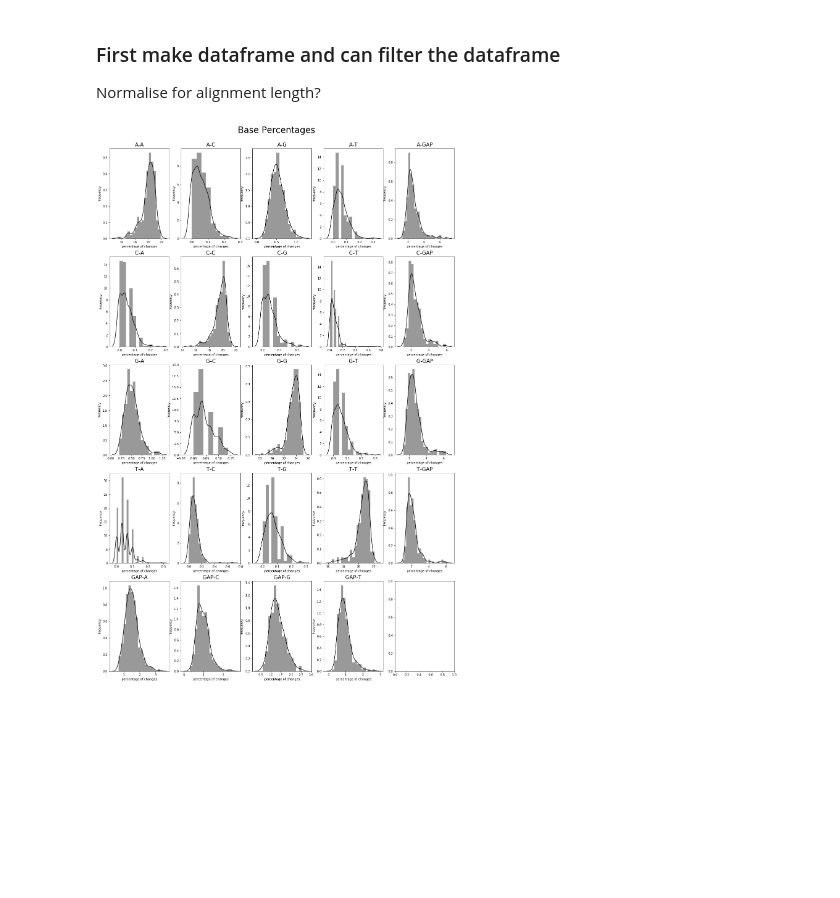
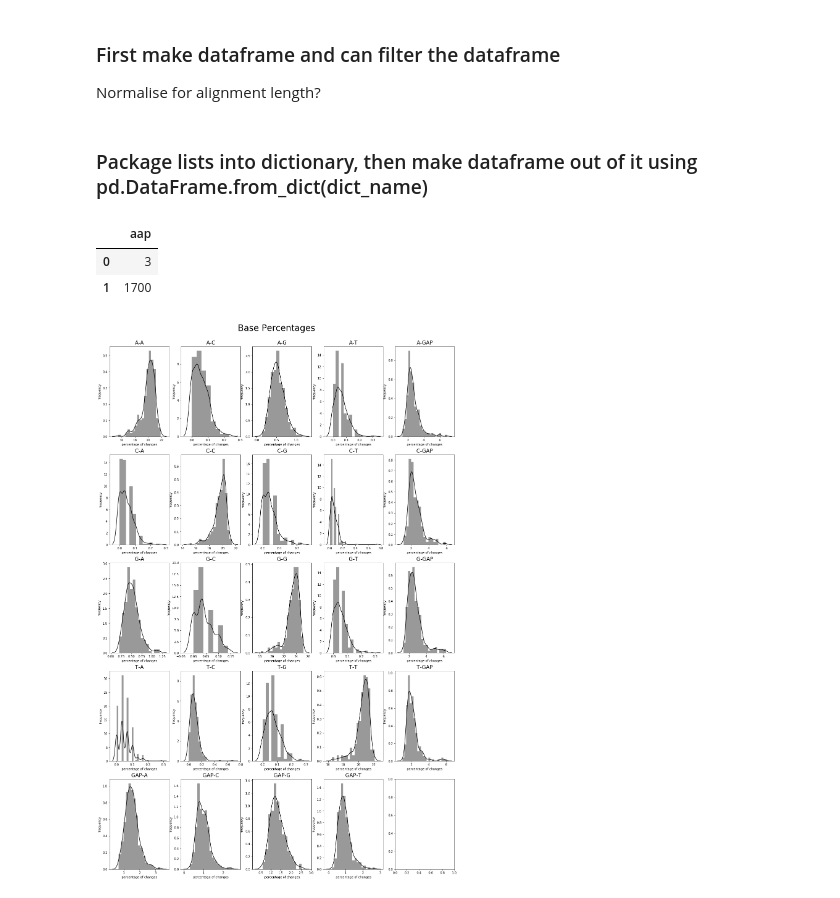
Before and after one commit to teenjes/summer_project_notebooks, a Jupyter notebook: zymo_test.ipynb, the cells around one changed output. Cells and saved outputs as stored; diff of their text form; code cells hidden in the pictures; blank space fills up the shorter version.

```diff
--- a/zymo_test.ipynb
+++ b/zymo_test.ipynb
@@ -983,6 +983,19 @@ frameworked['Sequence'] = framework[1::3]
 frameworked['Key'] = framework[0::3]
 frameworked['Sequence Length'] = framework[2::3]
 frameworked['Alignment Length'] = alnlengths
+# %% [markdown]
+### Package lists into dictionary, then make dataframe out of it using pd.DataFrame.from_dict(dict_name)
+# %%
+error_dict = {}
+error_dict['aap'] = []
+error_dict['aap'].append(3)
+error_dict['aap'].append(1700)
+error_dict
+pd.DataFrame.from_dict(error_dict)
+# %% [output]
+|  | aap |
+| 0 | 3 |
+| 1 | 1700 |
 # %%
 aap = []
 acp = []
```
Also changed, not shown: parts of 3 cells of this notebook.
